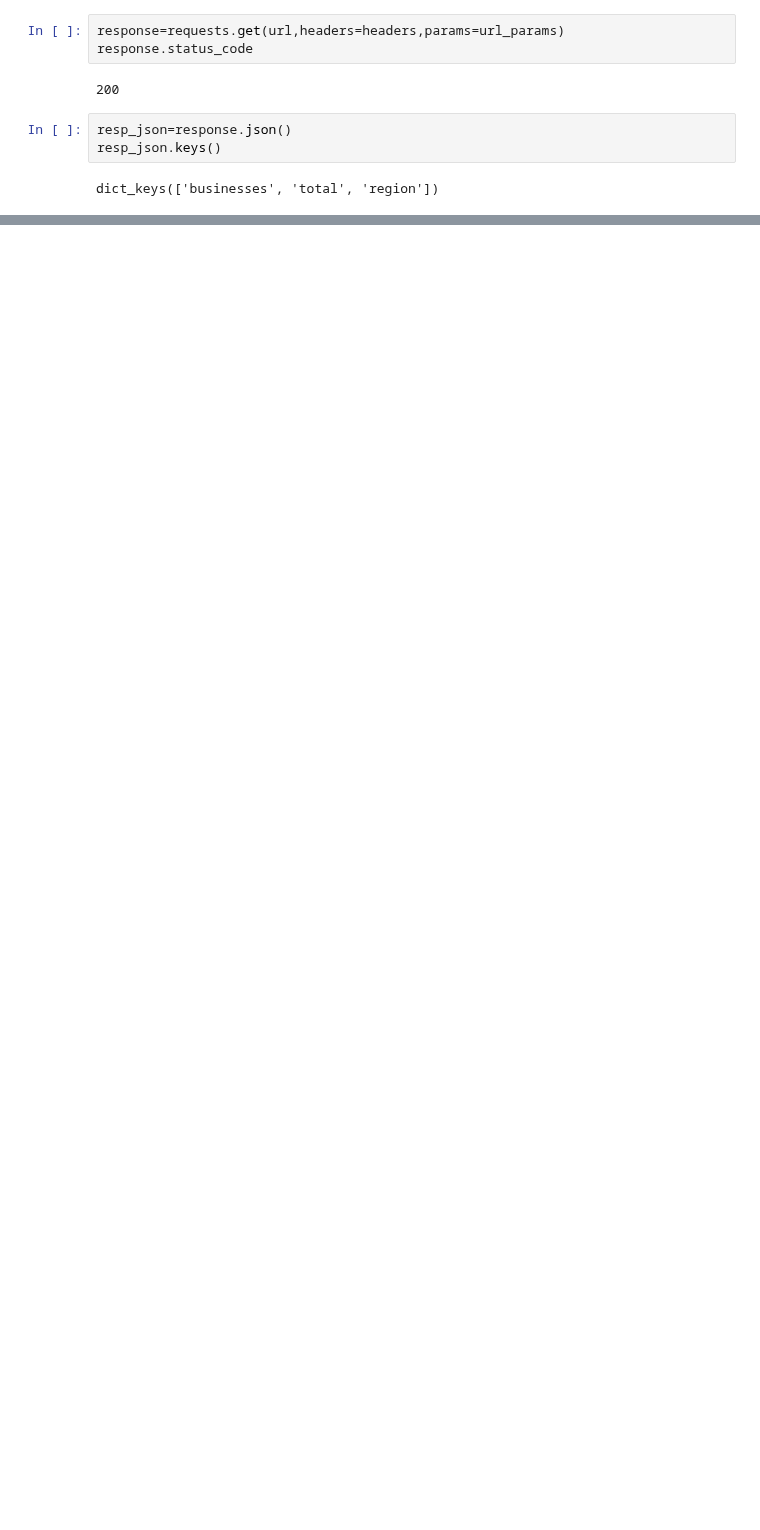
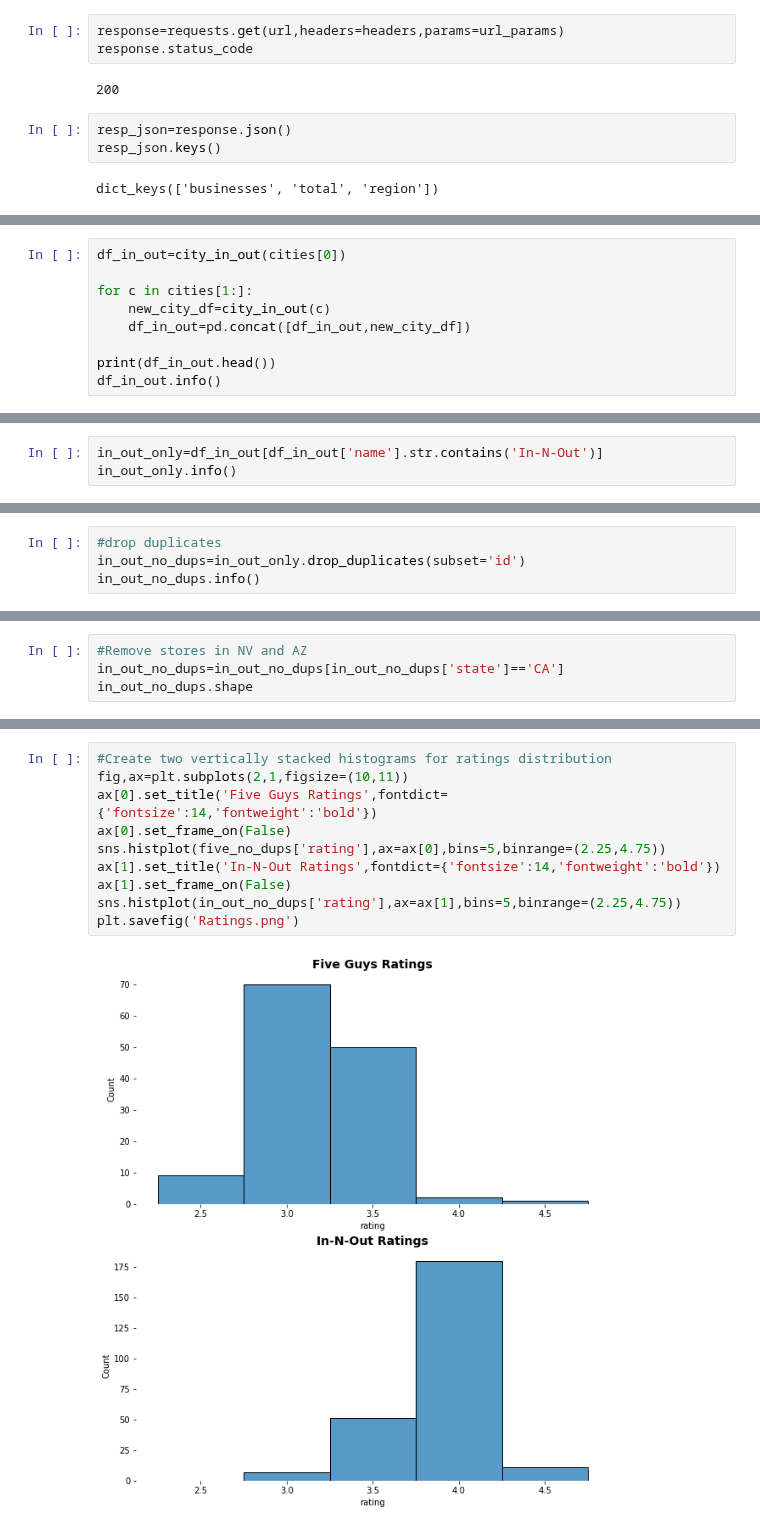
Before and after one commit to morganFitzg/burger-research, a Jupyter notebook: burgers.ipynb, the cells around one changed output, grey strips where cells are left out. Drawn from its saved outputs; the diff is of its cells as text; blank space fills up the shorter version.

```diff
--- a/burgers.ipynb
+++ b/burgers.ipynb
@@ -120,0 +504,9 @@ Would then add/extend this to existing list...would have to decide whether to do
+# %%
+df_in_out=city_in_out(cities[0])
+
+for c in cities[1:]:
+    new_city_df=city_in_out(c)
+    df_in_out=pd.concat([df_in_out,new_city_df])
+
+print(df_in_out.head())
+df_in_out.info()
@@ -120,0 +546,3 @@ Would then add/extend this to existing list...would have to decide whether to do
+# %%
+in_out_only=df_in_out[df_in_out['name'].str.contains('In-N-Out')]
+in_out_only.info()
@@ -120,0 +572,4 @@ Would then add/extend this to existing list...would have to decide whether to do
+# %%
+#drop duplicates
+in_out_no_dups=in_out_only.drop_duplicates(subset='id')
+in_out_no_dups.info()
@@ -120,0 +602,4 @@ Would then add/extend this to existing list...would have to decide whether to do
+# %%
+#Remove stores in NV and AZ
+in_out_no_dups=in_out_no_dups[in_out_no_dups['state']=='CA']
+in_out_no_dups.shape
@@ -120,0 +646,12 @@ Would then add/extend this to existing list...would have to decide whether to do
+# %%
+#Create two vertically stacked histograms for ratings distribution
+fig,ax=plt.subplots(2,1,figsize=(10,11))
+ax[0].set_title('Five Guys Ratings',fontdict={'fontsize':14,'fontweight':'bold'})
+ax[0].set_frame_on(False)
+sns.histplot(five_no_dups['rating'],ax=ax[0],bins=5,binrange=(2.25,4.75))
+ax[1].set_title('In-N-Out Ratings',fontdict={'fontsize':14,'fontweight':'bold'})
+ax[1].set_frame_on(False)
+sns.histplot(in_out_no_dups['rating'],ax=ax[1],bins=5,binrange=(2.25,4.75))
+plt.savefig('Ratings.png')
+# %% [output]
+[figure, added]
```
Also changed, not shown: parts of 64 cells of this notebook.
